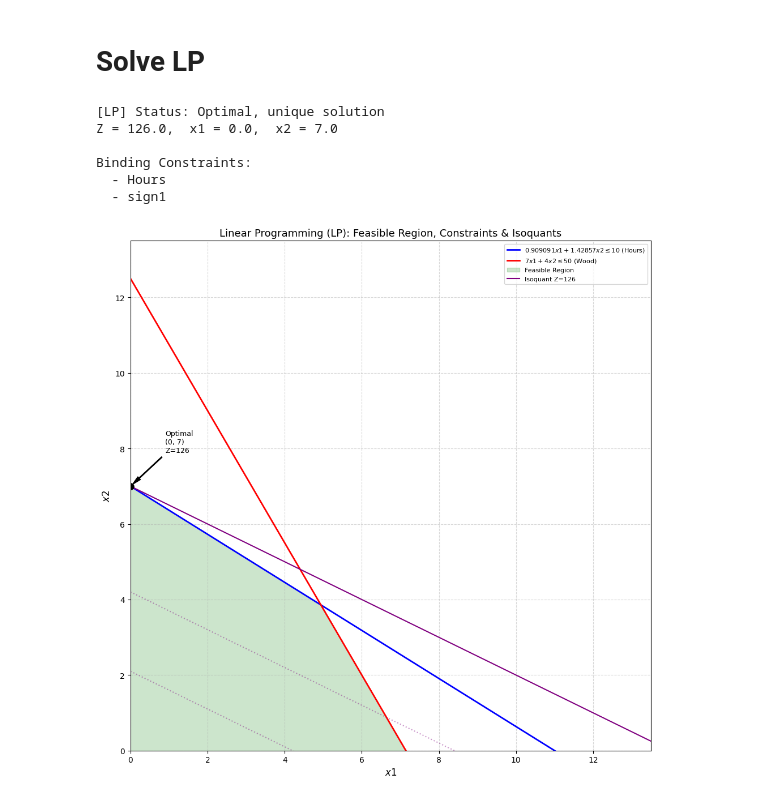
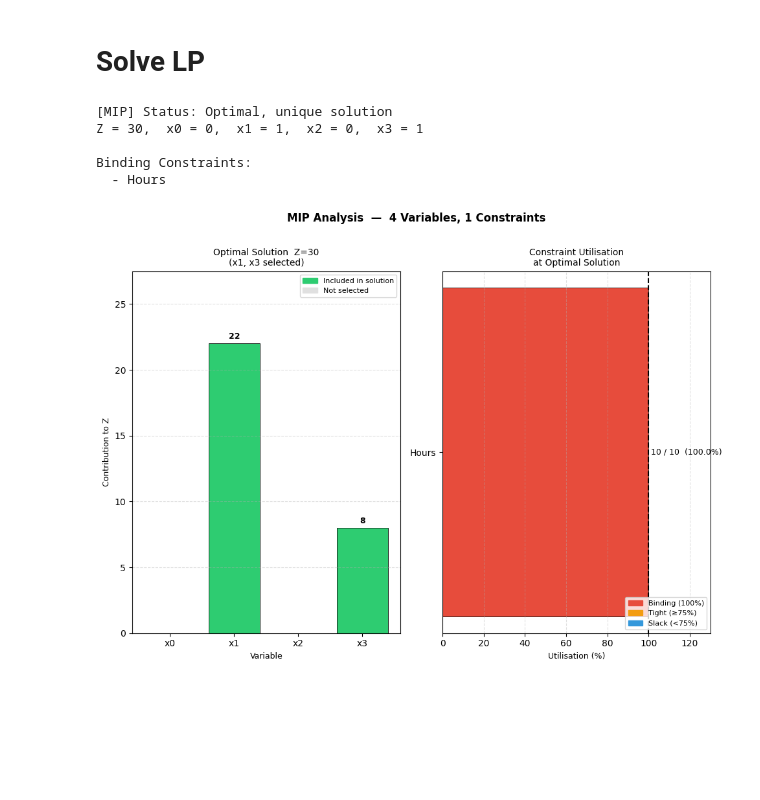
Before and after one commit to melhamamsy/operations-research-coursera, a Jupyter notebook: trials/c1w1.ipynb, the cells around one changed output. Drawn from its saved outputs; the diff is of its cells as text; code cells hidden in the pictures; blank space fills up the shorter version.

```diff
--- a/trials/c1w1.ipynb
+++ b/trials/c1w1.ipynb
@@ -286,29 +424,30 @@ def analyze_lp(model, var_names=("x1", "x2"), plot_range=(0, 20), n_points=400,
 # %%
+from pulp import LpProblem, LpMaximize, LpVariable
+
 model = LpProblem("Maximization_Problem", LpMaximize)
 
 # No lowBound — variables are free; non-negativity added as constraints below
 w = [5, 7, 4, 3]
 v = [16, 22, 12, 8]
 
 xwv = {f'x{i}': {
         'x': LpVariable(f"x{i}", cat='Binary'),
         'w': w[i],
         'v': v[i]
-    }  for i in range(0,3)
+    }  for i in range(0,4)
 }
 
 
 
 model += sum(v['x']*v['v'] for v in xwv.values()), "Objective"
 model += sum(v['x']*v['w'] for v in xwv.values()) <= 10, "Hours"
 
 
-analyze_lp(model, var_names=tuple(vwx.keys()), plot_range=(0, 15))
+analyze_lp(model, var_names=tuple(xwv.keys()), plot_range=(0, 15))
 # %% [output]
-[LP] Status: Optimal, unique solution
-Z = 126.0,  x1 = 0.0,  x2 = 7.0
+[MIP] Status: Optimal, unique solution
+Z = 30,  x0 = 0,  x1 = 1,  x2 = 0,  x3 = 1
 
 Binding Constraints:
   - Hours
-  - sign1
-[figure, old version]
+[figure, new version]
```
Also changed, not shown: parts of 1 cell of this notebook.
